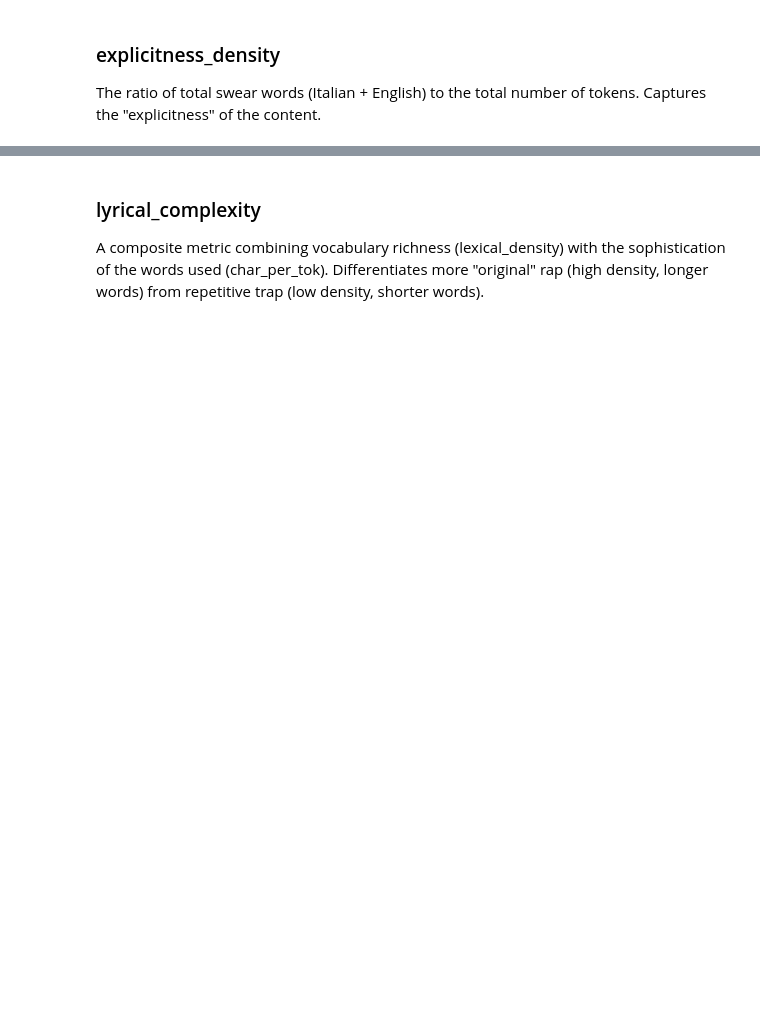
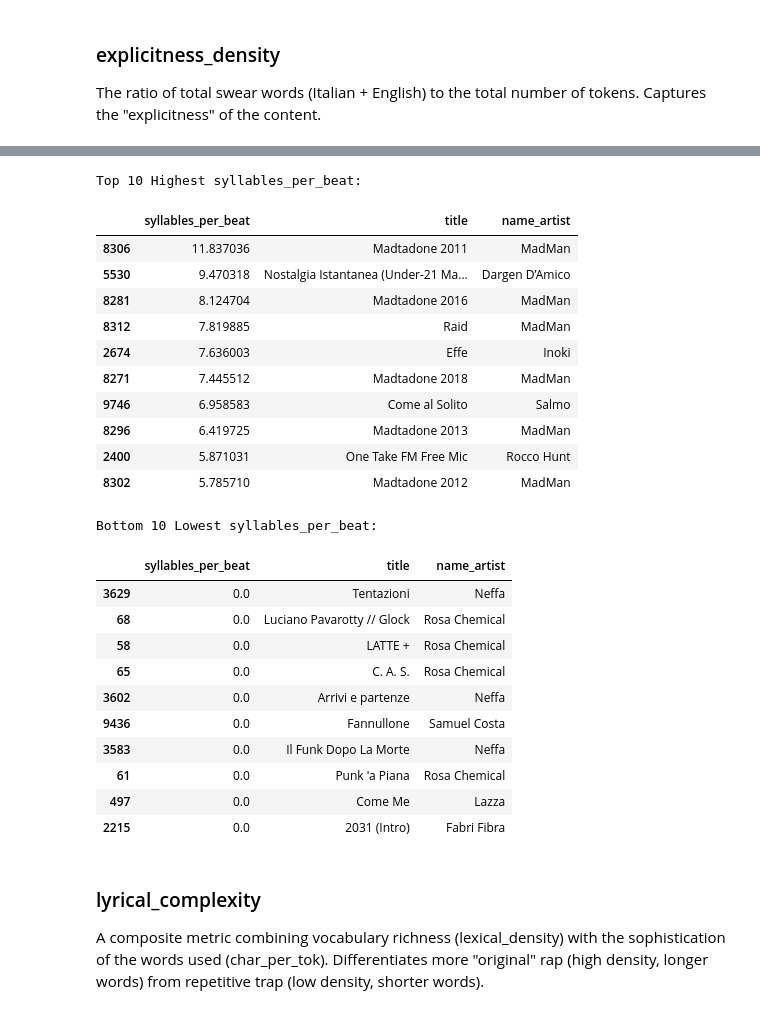
Before and after one commit to jaanisfehling/italian-rap-songs, a Jupyter notebook: data_understanding/feature_eng_analysis.ipynb, the cells around one changed output, grey strips where cells are left out. Drawn from its saved outputs; the diff is of its cells as text; code cells hidden in the pictures; blank space fills up the shorter version.

```diff
--- a/data_understanding/feature_eng_analysis.ipynb
+++ b/data_understanding/feature_eng_analysis.ipynb
@@ -35,3 +120,6 @@ The ratio of total swear words (Italian + English) to the total number of tokens
 # %%
 df['explicitness_density'] = (df['swear_IT'].fillna(0) + df['swear_EN'].fillna(0)) / df['n_tokens']
 df['explicitness_density'] = df['explicitness_density'].fillna(0)  #handle div by zero
+
+analyze_distribution(df, 'syllables_per_beat', 'syllables_per_beat', 'darkblue')
+# %% [output]
@@ -38,3 +127,27 @@ df['explicitness_density'] = df['explicitness_density'].fillna(0)  #handle div b
+Top 10 Highest syllables_per_beat:
+|  | syllables_per_beat | title | name_artist |
+| 8306 | 11.837036 | Madtadone 2011 | MadMan |
+| 5530 | 9.470318 | Nostalgia Istantanea (Under-21 Ma... | Dargen D’Amico |
+| 8281 | 8.124704 | Madtadone 2016 | MadMan |
+| 8312 | 7.819885 | Raid | MadMan |
+| 2674 | 7.636003 | Effe | Inoki |
+| 8271 | 7.445512 | Madtadone 2018 | MadMan |
+| 9746 | 6.958583 | Come al Solito | Salmo |
+| 8296 | 6.419725 | Madtadone 2013 | MadMan |
+| 2400 | 5.871031 | One Take FM Free Mic | Rocco Hunt |
+| 8302 | 5.785710 | Madtadone 2012 | MadMan |
+Bottom 10 Lowest syllables_per_beat:
+|  | syllables_per_beat | title | name_artist |
+| 3629 | 0.0 | Tentazioni | Neffa |
+| 68 | 0.0 | Luciano Pavarotty // Glock | Rosa Chemical |
+| 58 | 0.0 | LATTE + | Rosa Chemical |
+| 65 | 0.0 | C. A. S. | Rosa Chemical |
+| 3602 | 0.0 | Arrivi e partenze | Neffa |
+| 9436 | 0.0 | Fannullone | Samuel Costa |
+| 3583 | 0.0 | Il Funk Dopo La Morte | Neffa |
+| 61 | 0.0 | Punk 'a Piana | Rosa Chemical |
+| 497 | 0.0 | Come Me | Lazza |
+| 2215 | 0.0 | 2031 (Intro) | Fabri Fibra |
 # %% [markdown]
 ### lyrical_complexity
 
```
Also changed, not shown: parts of 12 cells of this notebook.
